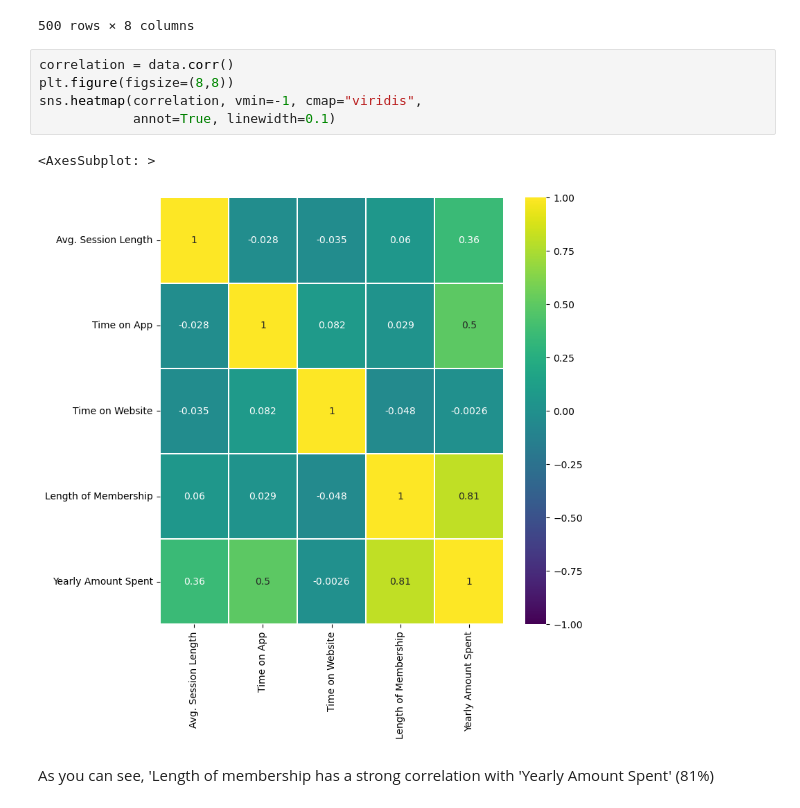
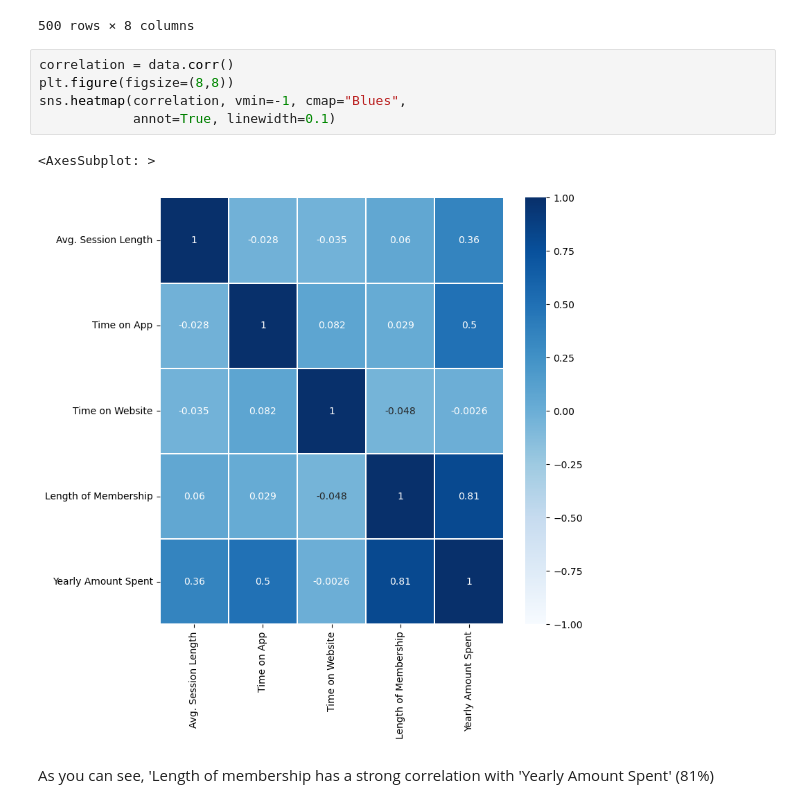
Before and after one commit to cwg7/ecommerce_linear_regression, a Jupyter notebook: ecommerce_linear_regression.ipynb, the cells around one changed output. Saved outputs shown, nothing was run; the diff lists cells and outputs as text.

```diff
--- a/ecommerce_linear_regression.ipynb
+++ b/ecommerce_linear_regression.ipynb
@@ -47,10 +47,10 @@ data.isnull()
 # %%
 correlation = data.corr()
 plt.figure(figsize=(8,8))
-sns.heatmap(correlation, vmin=-1, cmap="viridis",
+sns.heatmap(correlation, vmin=-1, cmap="Blues",
             annot=True, linewidth=0.1)
 # %% [output]
 <AxesSubplot: >
-[figure, old version]
+[figure, new version]
 # %% [markdown]
  As you can see, 'Length of membership has a strong correlation with 'Yearly Amount Spent' (81%)
```
